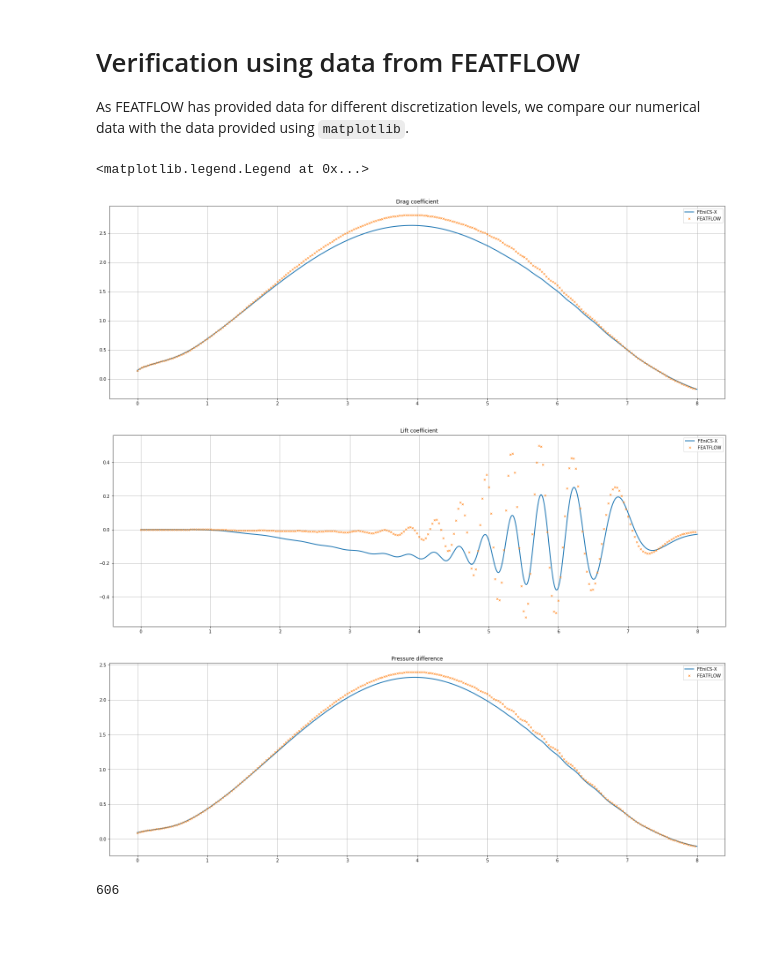
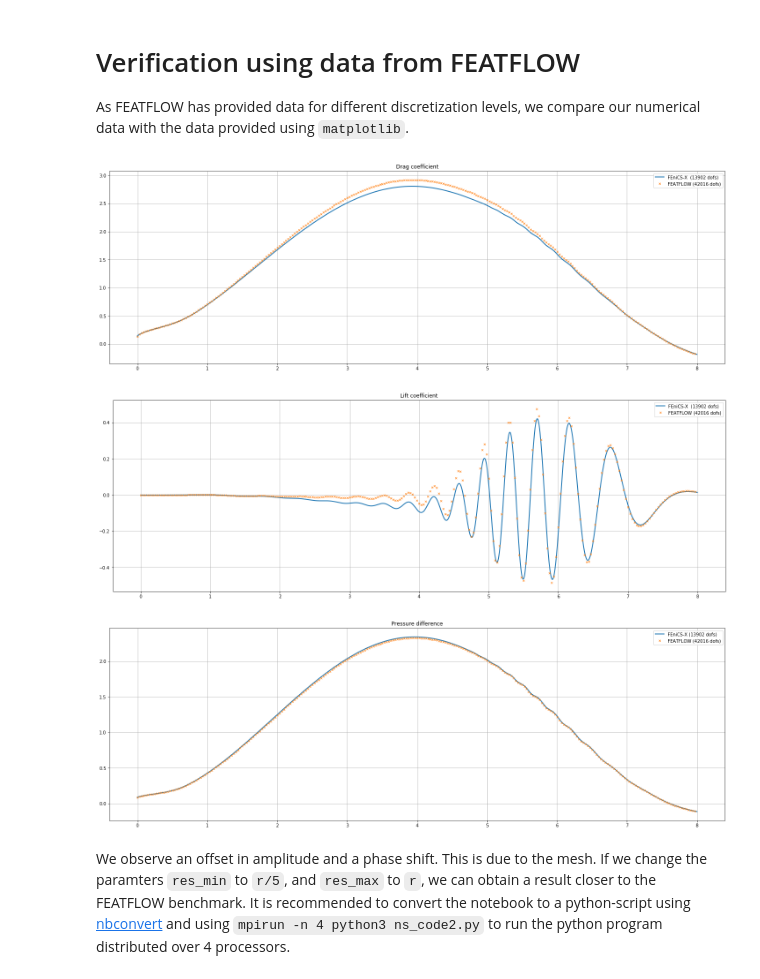
Before and after one commit to jorgensd/dolfinx-tutorial, a Jupyter notebook: chapter2/ns_code2.ipynb, the cells around one changed output. Drawn from its saved outputs; the diff is of its cells as text; code cells hidden in the pictures; blank space fills up the shorter version.

Commit message:
Updated Navier-Stokes example to be the DFG 2D-3 bench

````diff
--- a/chapter2/ns_code2.ipynb
+++ b/chapter2/ns_code2.ipynb
@@ -272,9 +279,8 @@ Next, we define the variational formulation for the first step, where we have in
 # %%
 from ufl import Identity, div, dot, ds, dx, inner, lhs, grad, nabla_grad, rhs, sym
 f = dolfinx.Constant(mesh, (0,0))
-u_AB = 3*u_n - u_n1
 F1 = rho / k * dot(u - u_n, v) * dx
-F1 += 0.5 * rho * inner(dot(u_AB, 0.5*nabla_grad(u+u_n)), v) * dx
+F1 += inner(1.5 * dot(u_n, nabla_grad(u_n)) - 0.5 * dot(u_n1, nabla_grad(u_n1)), v) * dx
 F1 += 0.5 * mu * inner(grad(u+u_n), grad(v))*dx - dot(p_, div(v))*dx
 F1 += dot(f, v) * dx
 a1 = lhs(F1)
@@ -286,7 +292,7 @@ b1 = dolfinx.fem.create_vector(L1)
 Next we define the second step
 # %%
 a2 = dot(grad(p), grad(q))*dx
-L2 = -1/dt * dot(div(u_), q) * dx
+L2 = -1/k * dot(div(u_s), q) * dx
 A2 = dolfinx.fem.assemble_matrix(a2, bcs=bcp)
 A2.assemble()
 b2 = dolfinx.fem.create_vector(L2)
@@ -294,7 +300,7 @@ b2 = dolfinx.fem.create_vector(L2)
 We finally create the last step
 # %%
 a3 = dot(u, v)*dx
-L3 = dot(u_, v)*dx - k * dot(nabla_grad(phi), v)*dx
+L3 = dot(u_s, v)*dx - k * dot(nabla_grad(phi), v)*dx
 A3 = dolfinx.fem.assemble_matrix(a3)
 A3.assemble()
 b3 = dolfinx.fem.create_vector(L3)
@@ -362,7 +360,8 @@ cell_front = dolfinx.cpp.geometry.select_colliding_cells(mesh, cell_candidates_f
 point_back = [0.25,0.2, 0]
 cell_candidates_back = dolfinx.geometry.compute_collisions_point(tree, point_back)
 cell_back = dolfinx.cpp.geometry.select_colliding_cells(mesh, cell_candidates_back, point_back, 1)
-p_diff = []
+if rank == 0:
+    p_diff = np.zeros(num_steps, dtype=PETSc.ScalarType)
 # %% [markdown]
 ## Solving the time-dependent problem
 ```{admonition} Stability of the Navier-Stokes equation
@@ -434,38 +459,39 @@ xdmf.close()
 # Verification using data from FEATFLOW
 As FEATFLOW has provided data for different  discretization levels, we compare our numerical data with the data provided using `matplotlib`.
 # %%
-turek = np.loadtxt("bdforces_lv2")
-turek_p = np.loadtxt("pointvalues_lv2")
-import matplotlib.pyplot as plt
-fig = plt.figure(figsize=(25,8))
-l1 = plt.plot(t_u, C_D, label=r"FEniCS-X",linewidth=2)
-l2 = plt.plot(turek[1:,1], turek[1:,3], marker="x", markevery=50,
-              linestyle="", markersize=4, label="FEATFLOW")
-plt.title("Drag coefficient")
-plt.grid()
-plt.legend()
+if rank == 0:
+    turek = np.loadtxt("bdforces_lv4")
+    turek_p = np.loadtxt("pointvalues_lv4")
+    import matplotlib.pyplot as plt
+    fig = plt.figure(figsize=(25,8))
+    l1 = plt.plot(t_u, C_D, label=r"FEniCS-X  ({0:d} dofs)".format(V.dim+Q.dim),linewidth=2)
+    l2 = plt.plot(turek[1:,1], turek[1:,3], marker="x", markevery=50,
+                linestyle="", markersize=4, label="FEATFLOW (42016 dofs)")
+    plt.title("Drag coefficient")
+    plt.grid()
+    plt.legend()
+    plt.savefig("drag_comparison.png")
 
-fig = plt.figure(figsize=(25,8))
-l1 = plt.plot(t_u, C_L, label=r"FEniCS-X",linewidth=2)
-l2 = plt.plot(turek[1:,1], turek[1:,4], marker="x", markevery=50,
-              linestyle="", markersize=4, label="FEATFLOW")
-plt.title("Lift coefficient")
-plt.grid()
-plt.legend()
+    fig = plt.figure(figsize=(25,8))
+    l1 = plt.plot(t_u, C_L, label=r"FEniCS-X  ({0:d} dofs)".format(V.dim+Q.dim),linewidth=2)
+    l2 = plt.plot(turek[1:,1], turek[1:,4], marker="x", markevery=50,
+                linestyle="", markersize=4, label="FEATFLOW (42016 dofs)")
+    plt.title("Lift coefficient")
+    plt.grid()
+    plt.legend()
+    plt.savefig("lift_comparison.png")
 
-fig = plt.figure(figsize=(25,8))
-l1 = plt.plot(t_p, p_diff, label=r"FEniCS-X",linewidth=2)
-l2 = plt.plot(turek[1:,1], turek_p[1:,6]-turek_p[1:,-1], marker="x", markevery=50,
-              linestyle="", markersize=4, label="FEATFLOW")
-plt.title("Pressure difference")
-plt.grid()
-plt.legend()
+    fig = plt.figure(figsize=(25,8))
+    l1 = plt.plot(t_p, p_diff, label=r"FEniCS-X ({0:d} dofs)".format(V.dim+Q.dim),linewidth=2)
+    l2 = plt.plot(turek[1:,1], turek_p[1:,6]-turek_p[1:,-1], marker="x", markevery=50,
+                linestyle="", markersize=4, label="FEATFLOW (42016 dofs)")
+    plt.title("Pressure difference")
+    plt.grid()
+    plt.legend()
+    plt.savefig("pressure_comparison.png")
 # %% [output]
-<matplotlib.legend.Legend at 0x...>
-[figure, old version]
+[figure, new version]
-[figure, old version]
+[figure, new version]
-[figure, old version]
+[figure, new version]
-# %%
-Q.dim
-# %% [output]
-606
+# %% [markdown]
+We observe an offset in amplitude and a phase shift. This is due to the mesh. If we change the paramters `res_min` to `r/5`, and `res_max` to `r`, we can obtain a result closer to the FEATFLOW benchmark. It is recommended to convert the notebook to a python-script using [nbconvert](https://nbconvert.readthedocs.io/en/latest/) and using `mpirun -n 4 python3 ns_code2.py` to run the python program distributed over 4 processors.
````
Also changed, not shown: parts of 16 cells of this notebook, 5 other files.
